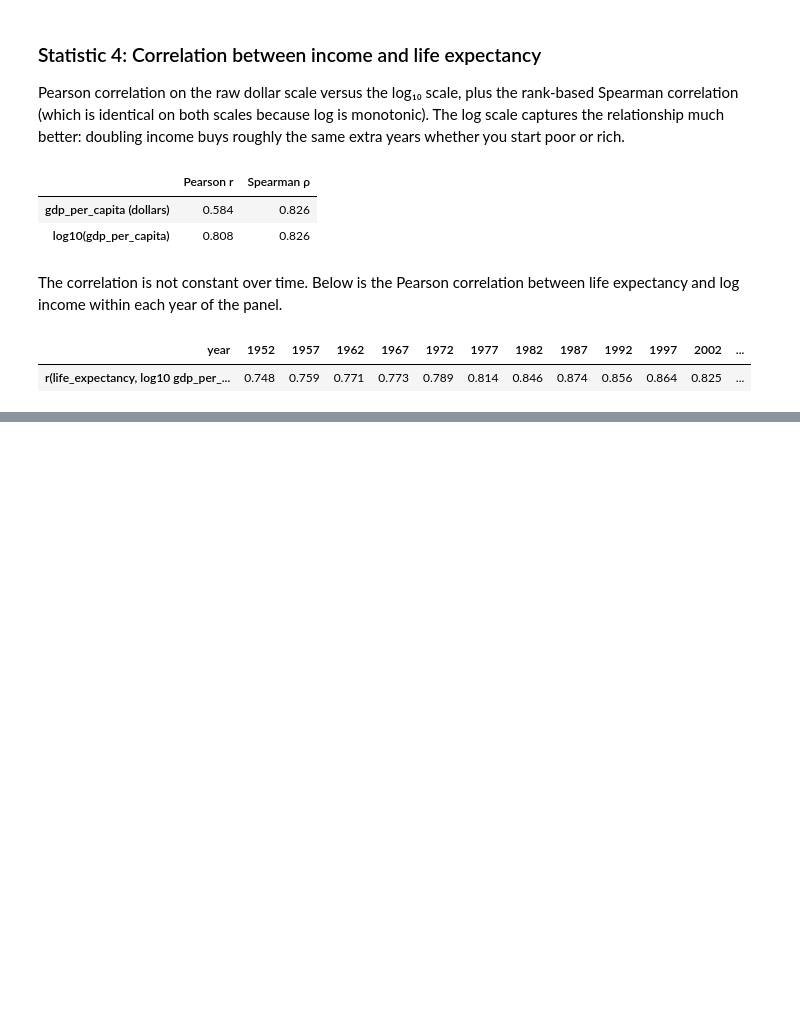
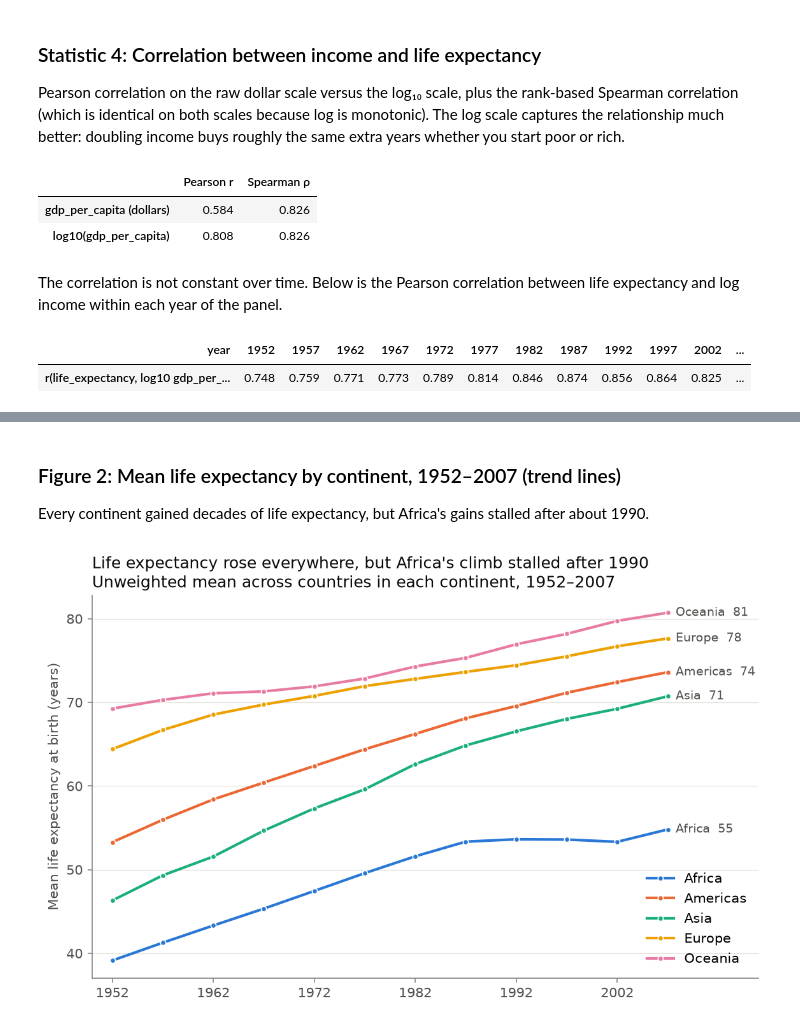
Before and after one commit to msdsn/dse-hw2, a Jupyter notebook: notebooks/EDA.ipynb, the cells around one changed output, grey strips where cells are left out. Saved outputs shown, nothing was run; the diff lists cells and outputs as text; code cells hidden in the pictures; blank space fills up the shorter version.

```diff
--- a/notebooks/EDA.ipynb
+++ b/notebooks/EDA.ipynb
@@ -130,0 +190,26 @@ corr_by_year.round(3).to_frame().T
+# %% [markdown]
+### Figure 2: Mean life expectancy by continent, 1952–2007 (trend lines)
+
+Every continent gained decades of life expectancy, but Africa's gains stalled after about 1990.
+# %%
+trend = (df.groupby(["year", "continent"], observed=True)["life_expectancy"].mean()
+           .unstack("continent")[CONTINENT_ORDER])
+
+fig, ax = plt.subplots(figsize=(9, 5.2))
+for cont in CONTINENT_ORDER:
+    ax.plot(trend.index, trend[cont], color=COLORS[cont], linewidth=2, marker="o", markersize=4,
+            markeredgecolor="white", markeredgewidth=0.8, label=cont)
+    ax.annotate(f"{cont}  {trend[cont].iloc[-1]:.0f}", xy=(2007, trend[cont].iloc[-1]),
+                xytext=(6, 0), textcoords="offset points", va="center", color=INK2, fontsize=9)
+
+ax.set_xlim(1950, 2016); ax.set_xticks(trend.index[::2])
+ax.set_ylabel("Mean life expectancy at birth (years)"); ax.set_xlabel("")
+ax.grid(axis="x", visible=False)
+ax.legend(loc="lower right", ncol=1, title=None)
+ax.set_title("Life expectancy rose everywhere, but Africa's climb stalled after 1990\n"
+             "Unweighted mean across countries in each continent, 1952–2007",
+             loc="left", fontsize=12, color=INK)
+fig.savefig(FIG_DIR / "fig2_life_expectancy_by_continent.png")
+plt.show()
+# %% [output]
+[figure, added]
```
Also changed, not shown: parts of 6 cells of this notebook, 3 other files.
